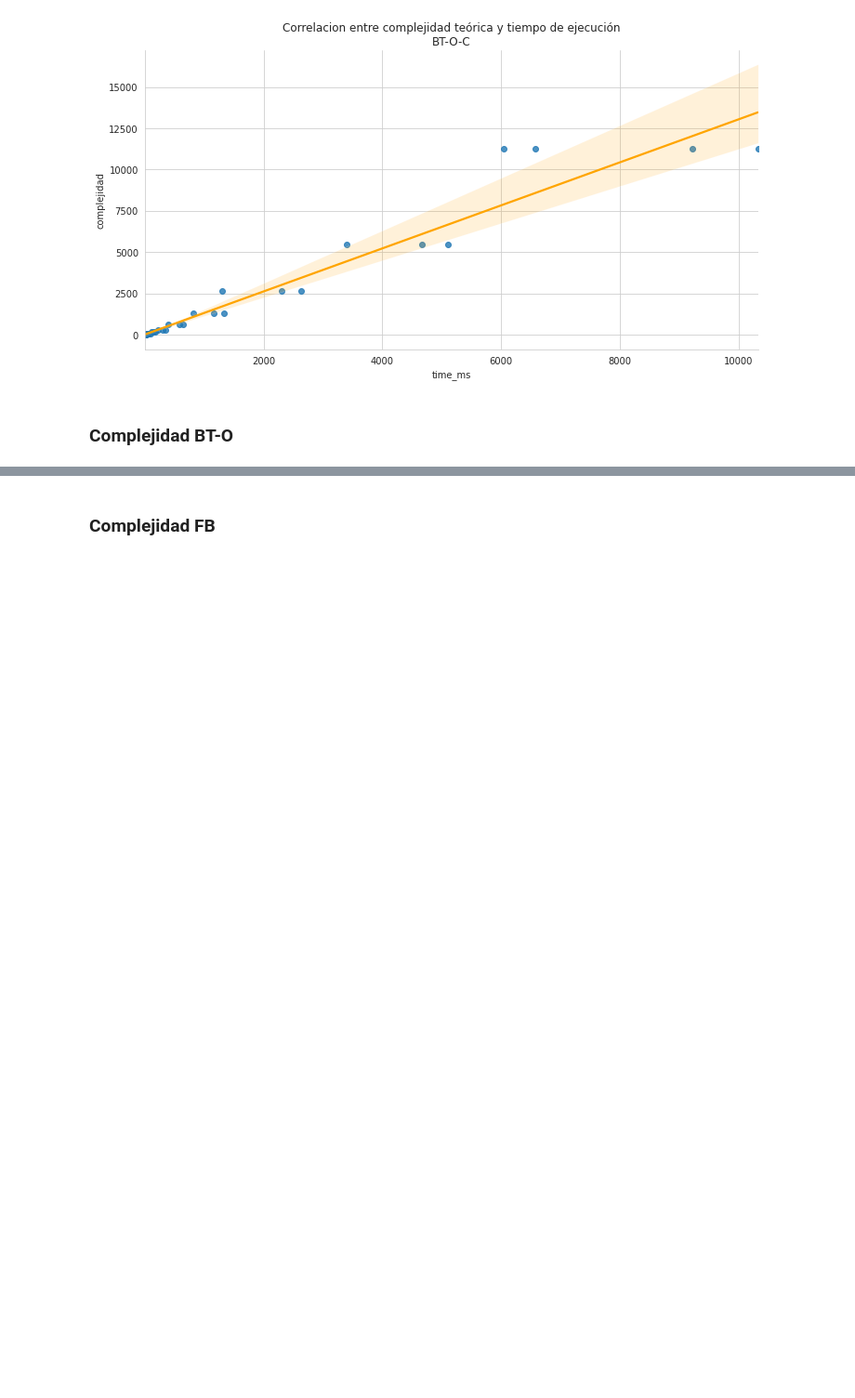
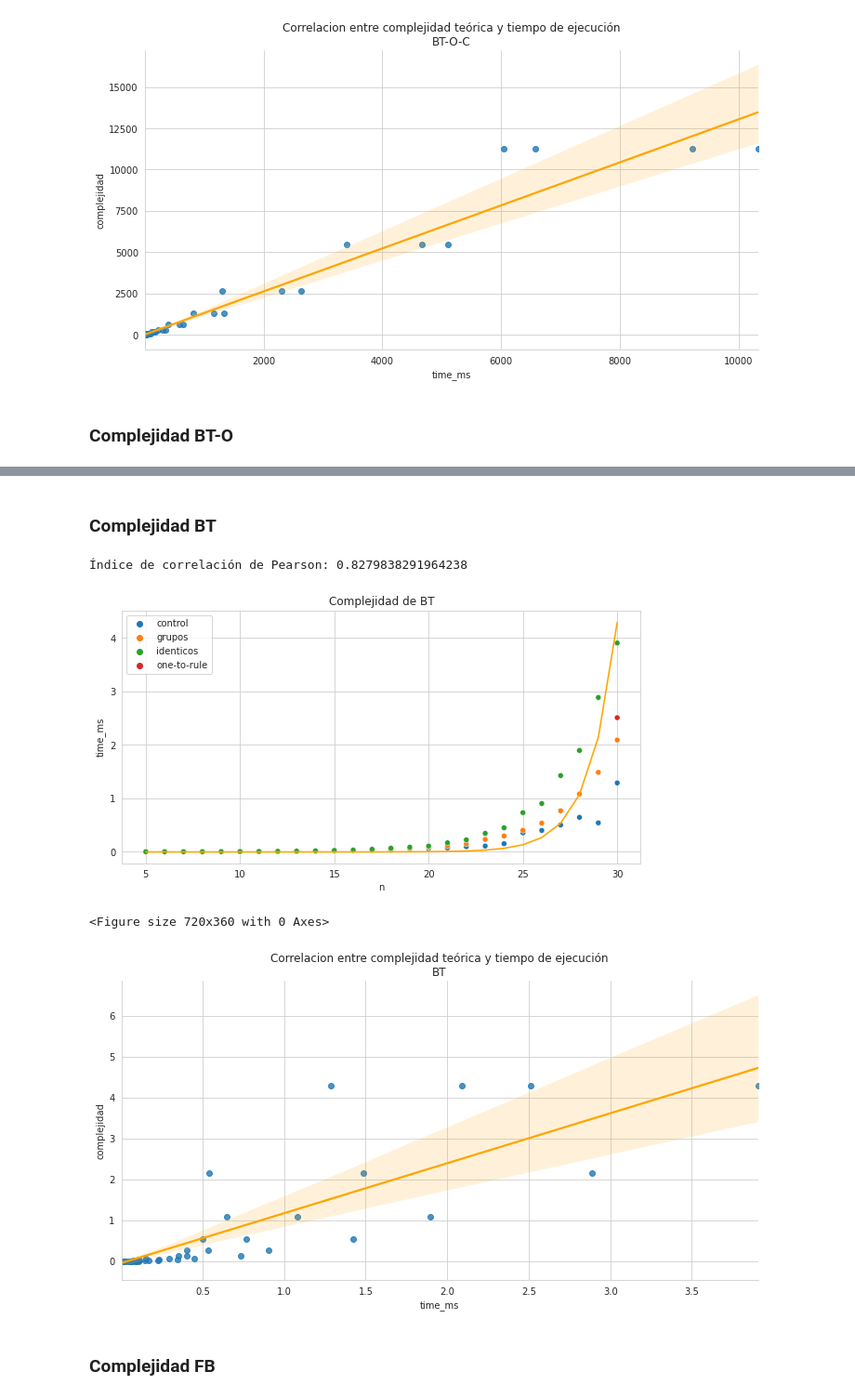
Before and after one commit to mnPanic/algo3-tp1, a Jupyter notebook: jupyter/analisis.ipynb, the cells around one changed output, grey strips where cells are left out. Shown at 93% size. Drawn from its saved outputs; the diff is of its cells as text; code cells hidden in the pictures; blank space fills up the shorter version.

```diff
--- a/jupyter/analisis.ipynb
+++ b/jupyter/analisis.ipynb
@@ -130,3 +130,14 @@ cplots(df, "BT-O")
+# %% [markdown]
+### Complejidad BT
+# %%
+df = df_results[(df_results["algorithm"] == "BT") & (df_results["dataset"] != "low-M")].copy()
+df["complejidad"] = (2.0 ** df["n"]) * 0.000000004 # Exponencial
+cplots(df, "bt")
+# %% [output]
+Índice de correlación de Pearson: 0.8279838291964238
+[figure, added]
+<Figure size 720x360 with 0 Axes>
+[figure, added]
 # %% [markdown]
 ### Complejidad FB
 # %%
```
Also changed, not shown: parts of 4 cells of this notebook, 38 other files.
